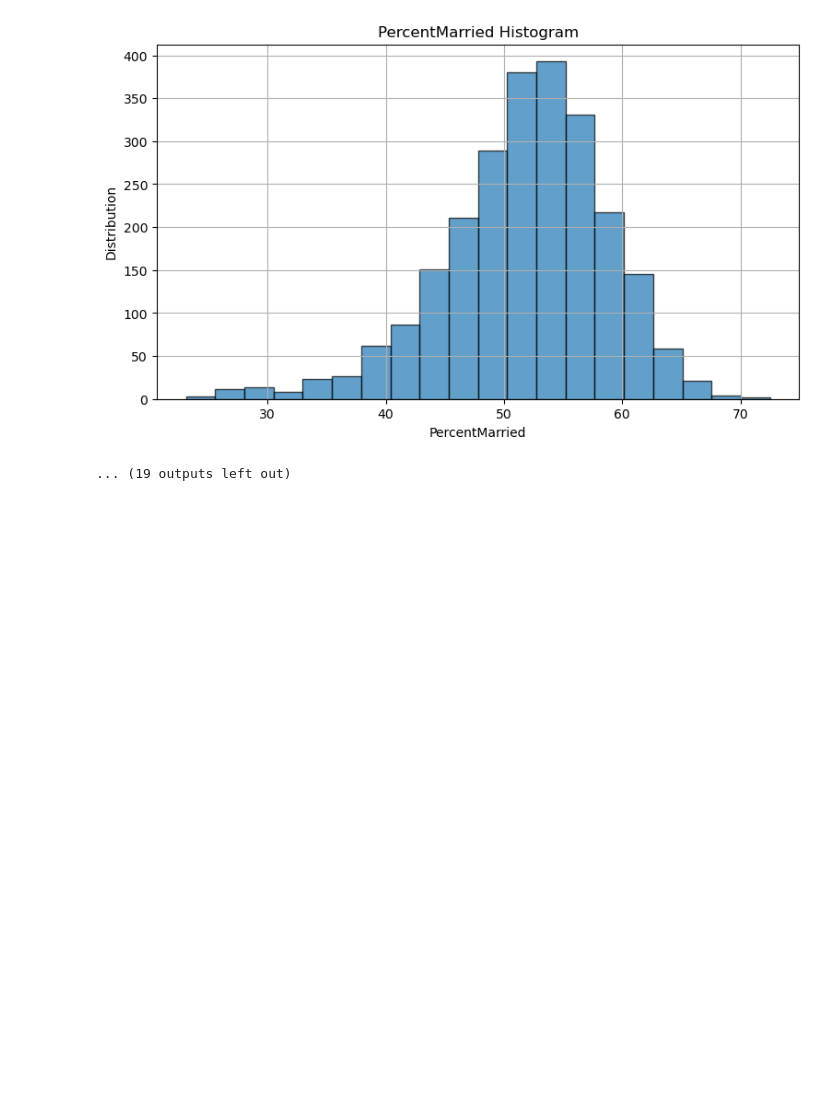
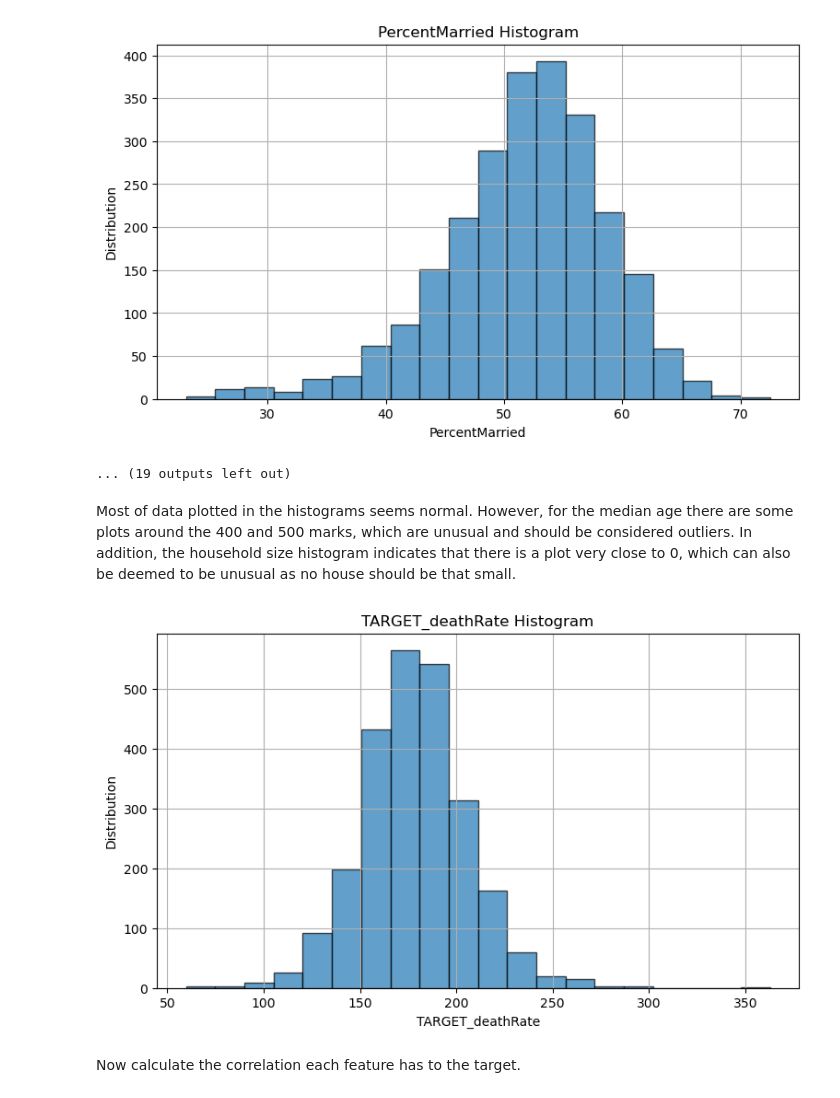
Before and after one commit to AymaneMebarki/Predicting-Cancer-Mortality-Rates-in-US-Counties, a Jupyter notebook: Predicting Cancer Mortality Rates.ipynb, the cells around one changed output. Cells and saved outputs as stored; diff of their text form; code cells hidden in the pictures; blank space fills up the shorter version.

```diff
--- a/Predicting Cancer Mortality Rates.ipynb
+++ b/Predicting Cancer Mortality Rates.ipynb
@@ -12,8 +29,8 @@ from pandas.plotting import scatter_matrix
 #Dataset Path Definition
 
 root_dir = './' #To be defined by you
-local_path = 'Data-for-students-regression/'
+local_path = 'Data-for-regression/'
 data_dir = root_dir + local_path
-print(data_dir)
+
 training_data_path = data_dir + 'Training_data.csv'
 training_targets_path = data_dir + 'Training_data_targets.csv'
@@ -55,3 +72,32 @@ for feature in training_df.columns:
 [figure]
 [figure]
 ... (19 outputs left out)
+# %% [markdown]
+Most of data plotted in the histograms seems normal. However, for the median age there are some plots around the 400 and 500 marks, which are unusual and should be considered outliers. In addition, the household size histogram indicates that there is a plot very close to 0, which can also be deemed to be unusual as no house should be that small.
+# %%
+#Target Data Histogram
+
+output_folder = 'Histogram Images'
+os.makedirs(output_folder, exist_ok=True)
+
+target_df = pd.read_csv(training_targets_path)
+
+for feature in target_df.columns:
+
+    plt.figure(figsize=(9, 5))
+    plt.hist(target_df[feature], bins=20, alpha=0.7, ec="black")
+    plt.title(f'{feature} Histogram')
+    plt.xlabel(feature)
+    plt.ylabel('Distribution')
+    plt.grid(True)
+
+    image_file_path = os.path.join(output_folder, f'{feature}_histogram.png')
+
+    plt.savefig(image_file_path)
+
+    plt.show()
+    plt.close()
+# %% [output]
+[figure, added]
+# %% [markdown]
+Now calculate the correlation each feature has to the target.
```
Also changed, not shown: parts of 19 cells of this notebook.
